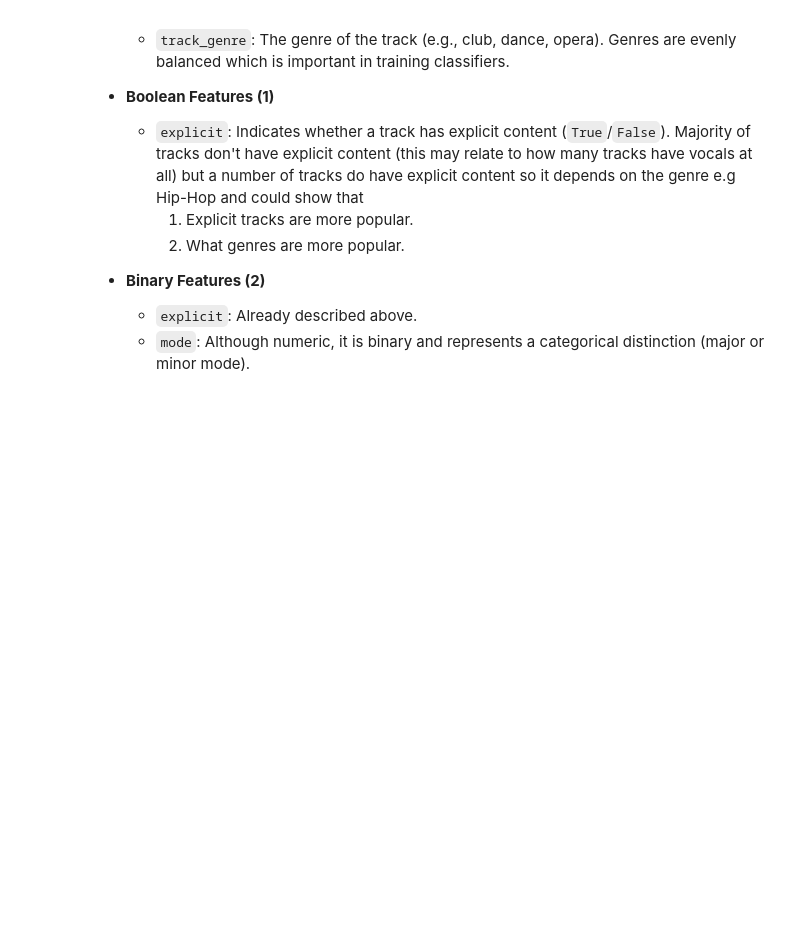
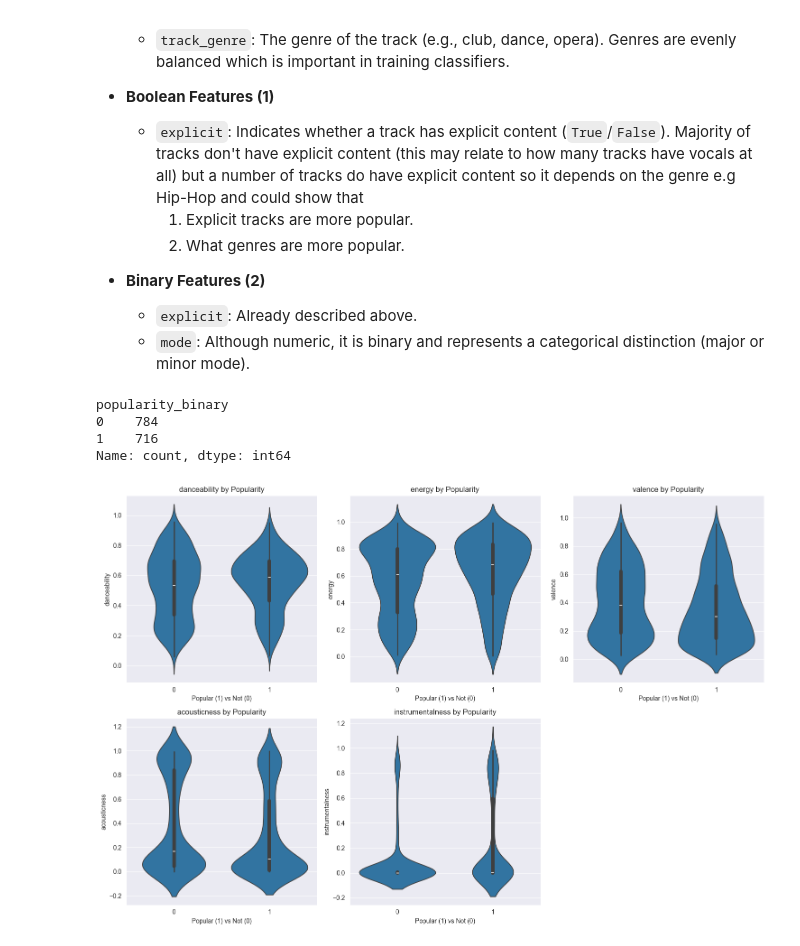
Before and after one commit to CraigPhayer/CS4168---DATA-MINING-LABS, a Jupyter notebook: Project/spotify_EDA.ipynb, the cells around one changed output. Drawn from its saved outputs; the diff is of its cells as text; code cells hidden in the pictures; blank space fills up the shorter version.

```diff
--- a/Project/spotify_EDA.ipynb
+++ b/Project/spotify_EDA.ipynb
@@ -175,3 +173,30 @@ Binary features (2): ['explicit', 'mode']
 - **Binary Features (2)**
   - `explicit`: Already described above.
   - `mode`: Although numeric, it is binary and represents a categorical distinction (major or minor mode).
+# %%
+# Create popularity_binary based on the median
+
+median_popularity = df['popularity'].median()
+df['popularity_binary'] = (df['popularity'] > median_popularity).astype(int)
+
+df['popularity_binary'].value_counts()
+# %% [output]
+popularity_binary
+0    784
+1    716
+Name: count, dtype: int64
+# %%
+# Visualize the distribution of audio features by popularity
+
+features = ['danceability', 'energy', 'valence', 'acousticness', 'instrumentalness']
+
+plt.figure(figsize=(15, 10))
+for i, feature in enumerate(features):
+    plt.subplot(2, 3, i+1)
+    sns.violinplot(x='popularity_binary', y=feature, data=df)
+    plt.title(f"{feature} by Popularity")
+    plt.xlabel("Popular (1) vs Not (0)")
+plt.tight_layout()
+plt.show()
+# %% [output]
+[figure, added]
```
Also changed, not shown: parts of 17 cells of this notebook.
